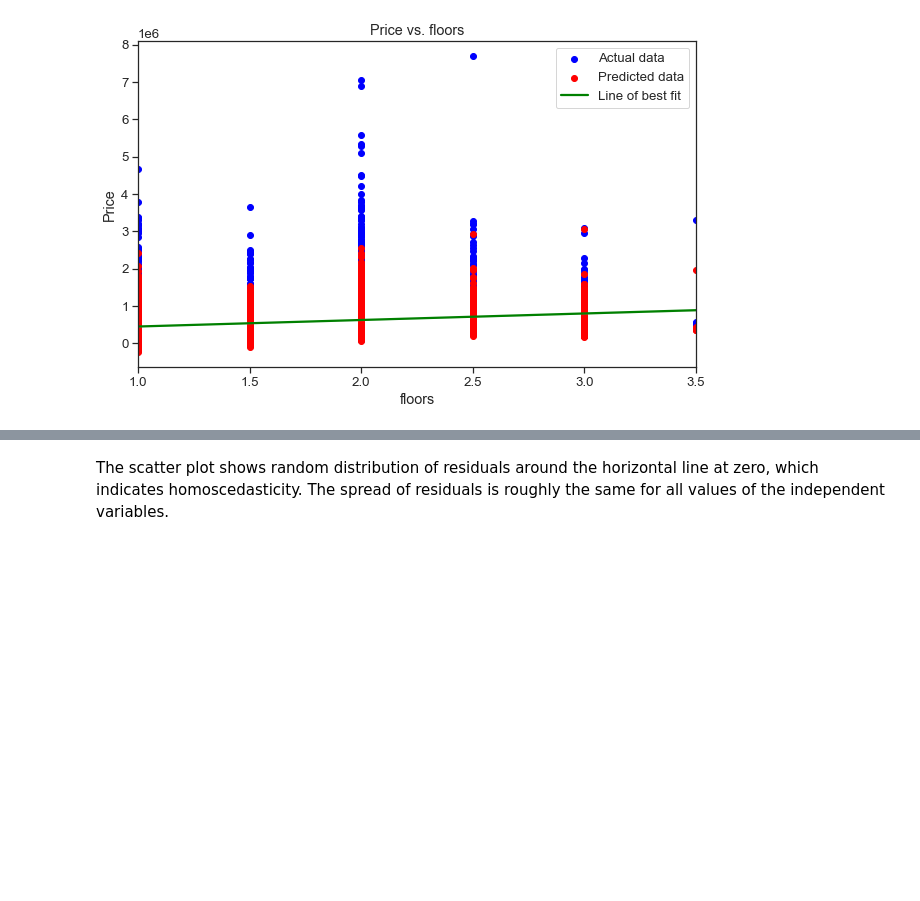
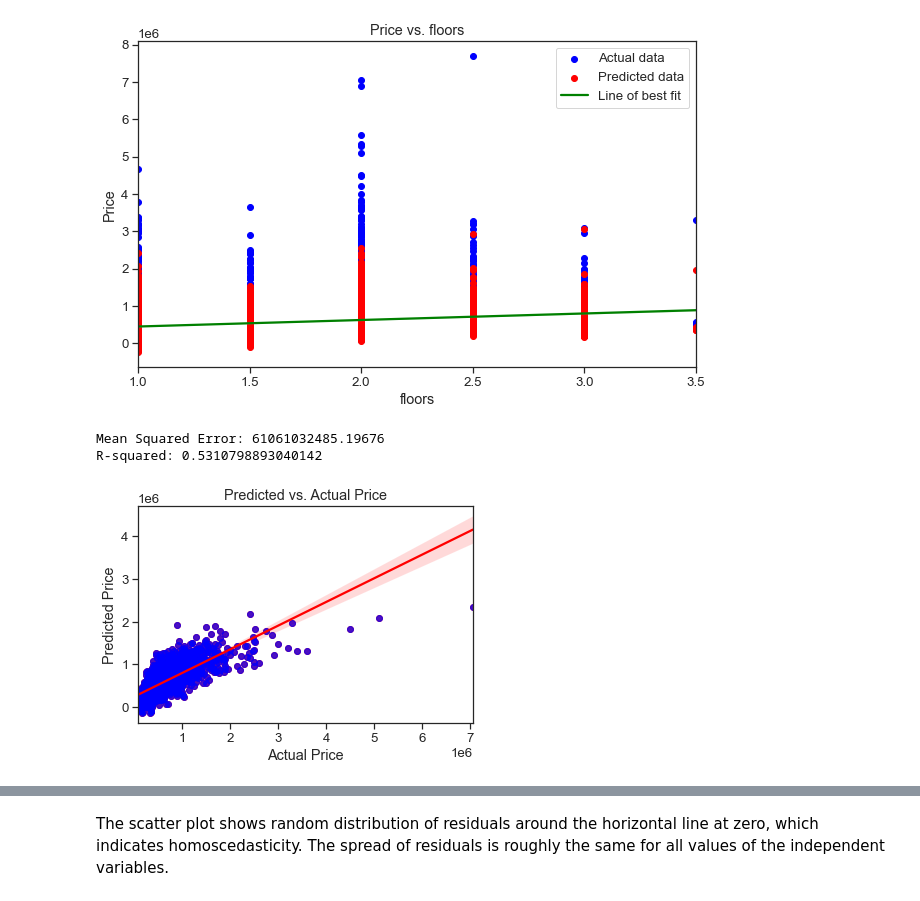
Before and after one commit to NamaembaSilali/Modelling-project, a Jupyter notebook: index.ipynb, the cells around one changed output, grey strips where cells are left out. Saved outputs shown, nothing was run; the diff lists cells and outputs as text; code cells hidden in the pictures; blank space fills up the shorter version.

```diff
--- a/index.ipynb
+++ b/index.ipynb
@@ -498,4 +512,54 @@ for feature in features:
 [figure]
 [figure]
 [figure]
+# %%
+from sklearn.preprocessing import StandardScaler
+target = 'price'
+features = ['floors', 'grade', 'sqft_living']
+
+# Split data into training and testing sets
+X_train, X_test, y_train, y_test = train_test_split(data[features], data[target], test_size=0.2, random_state=42)
+
+# Feature scaling (optional, consider if features have different scales)
+scaler = StandardScaler()
+X_train_scaled = scaler.fit_transform(X_train)
+X_test_scaled = scaler.transform(X_test)
+
+# Create a LinearRegression object
+model = LinearRegression()
+
+# Fit the model on the training data
+if 'scaler' in locals():
+    model.fit(X_train_scaled, y_train)
+else:
+    model.fit(X_train, y_train)
+
+# Make predictions on the testing data
+if 'scaler' in locals():
+    y_pred = model.predict(X_test_scaled)
+else:
+    y_pred = model.predict(X_test)
+
+# Calculate MSE and R-squared
+mse = mean_squared_error(y_test, y_pred)
+r2 = r2_score(y_test, y_pred)
+
+# Print the results
+print("Mean Squared Error:", mse)
+print("R-squared:", r2)
+
+# Visualization: Predicted vs. Actual Price with seaborn regression line
+sns.regplot(x=y_test, y=y_pred, scatter=True, color='red')
+
+# Additional scatter plot for actual vs. predicted price
+plt.scatter(y_test, y_pred, alpha=0.7, color='blue')
+
+plt.xlabel("Actual Price")
+plt.ylabel("Predicted Price")
+plt.title("Predicted vs. Actual Price")
+plt.show()
+# %% [output]
+Mean Squared Error: 61061032485.19676
+R-squared: 0.5310798893040142
+[figure, added]
 # %% [markdown]
```
Also changed, not shown: parts of 13 cells of this notebook.
